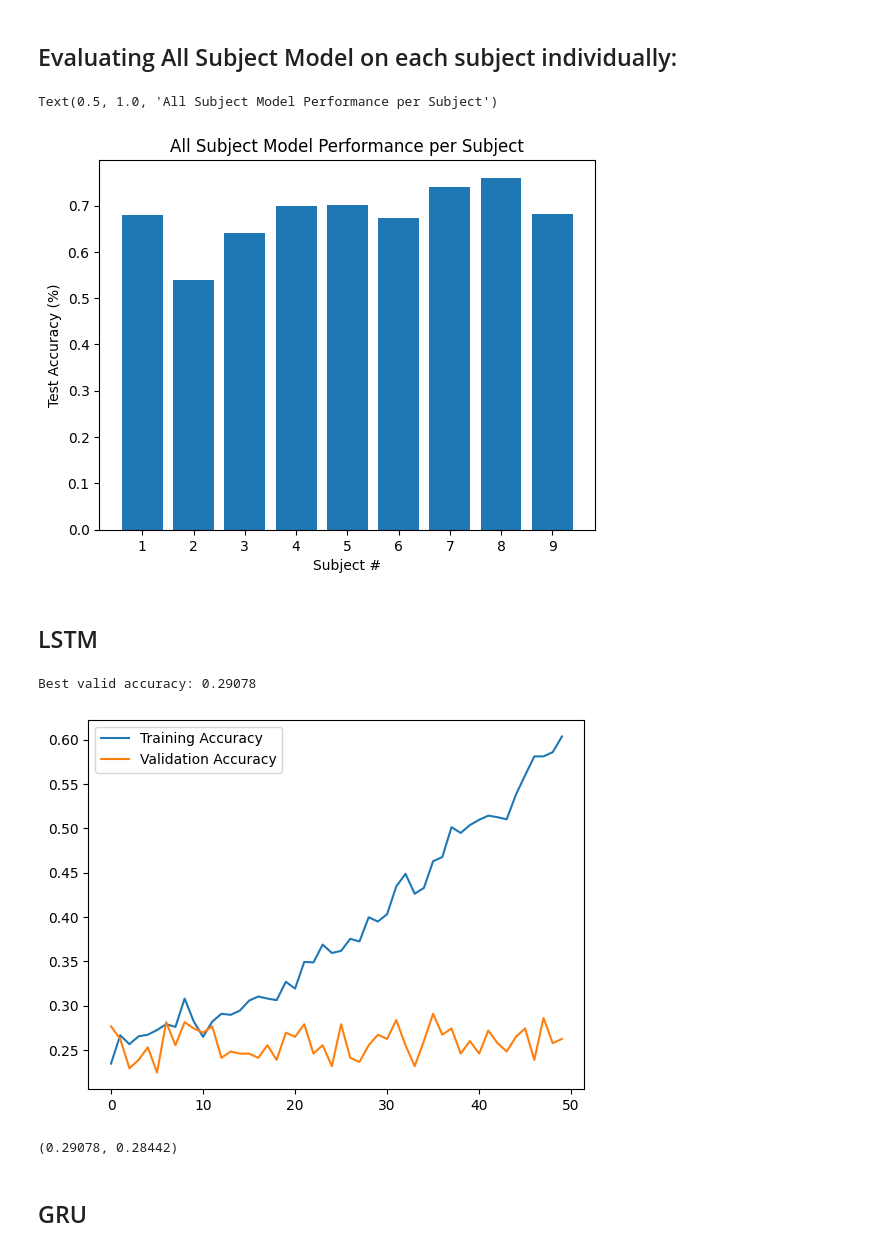
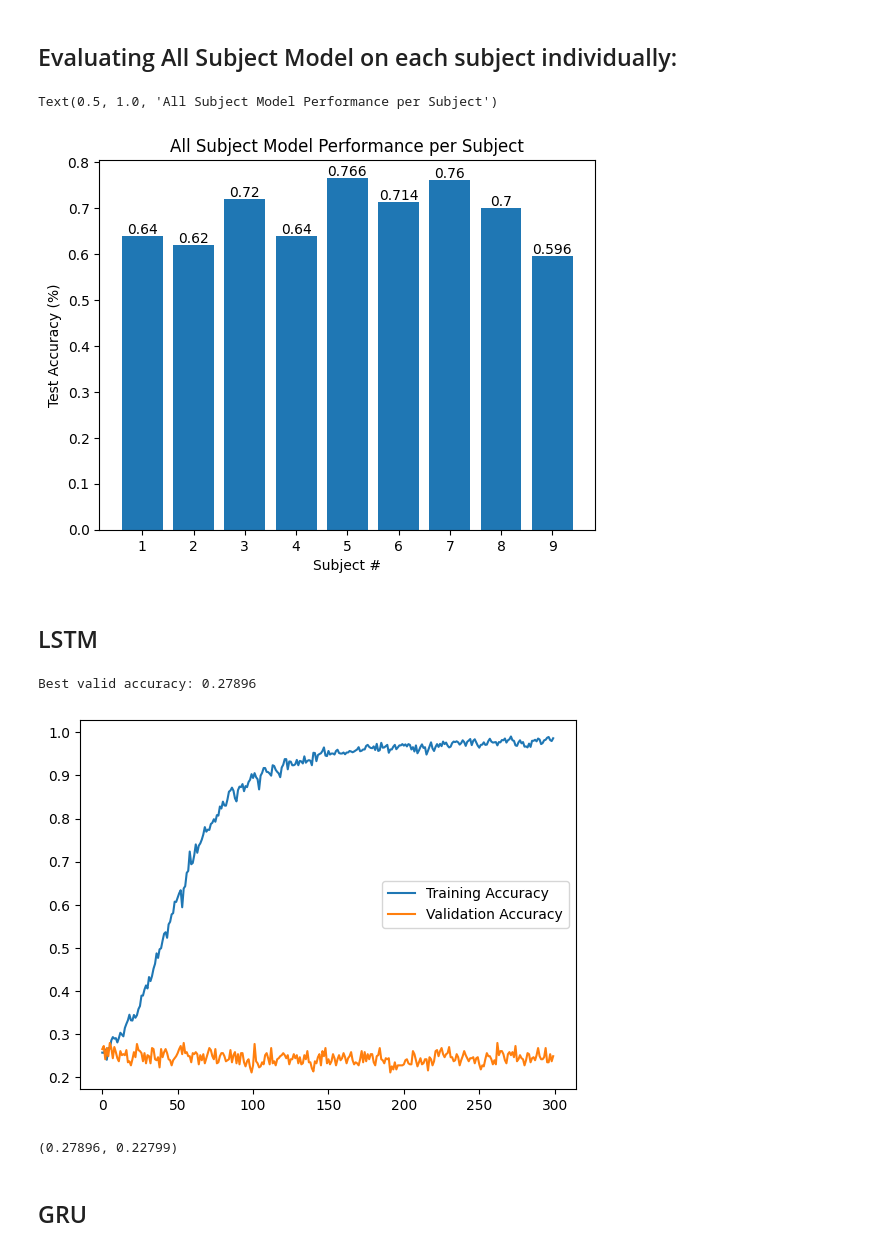
Before and after one commit to TurnerKaminski/ECE147-Final-Project, a Jupyter notebook: main.ipynb, the cells around one changed output. Saved outputs shown, nothing was run; the diff lists cells and outputs as text; code cells hidden in the pictures.

```diff
--- a/main.ipynb
+++ b/main.ipynb
@@ -47,6 +50,6 @@ torch.manual_seed(seed)
 
 # This is for macbook M1, if you have intel I think you use cuda not mps
 # Research what works for your device and change the torch.device
-device = torch.device("mps")
+device = torch.device("cuda")
 device
 # %% [output]
@@ -289,40 +282,37 @@ subject_test_acc = []
 
 for i in range(9):
     test_acc, _ = evaluate(cnn_all, single_subject_testers[i], device)
-    subject_test_acc.append(test_acc)
+    subject_test_acc.append(round(test_acc,3))
 
-plt.bar(np.arange(1, 10), subject_test_acc)
+bars = plt.bar(np.arange(1, 10), subject_test_acc)
+for bar in bars:
+    yval = bar.get_height()
+    plt.text(bar.get_x()+0.4, yval + .005, yval, horizontalalignment="center")
 plt.xticks(np.arange(1,10))
 plt.xlabel("Subject #")
 plt.ylabel("Test Accuracy (%)")
 plt.title("All Subject Model Performance per Subject")
 # %% [output]
 Text(0.5, 1.0, 'All Subject Model Performance per Subject')
-[figure, old version]
+[figure, new version]
 # %% [markdown]
 ## LSTM
 # %%
-valid_accs = []
-test_accs = []
+num_epochs=300
 
-num_epochs = 50
+lstm_all = LSTM().to(device)
+valid_acc, trains, valids = fit(lstm_all, X_train_valid, y_train_valid, device, epochs=num_epochs)
+plt.figure()
+plt.plot(range(num_epochs), trains)
+plt.plot(range(num_epochs), valids)
+plt.legend(['Training Accuracy', 'Validation Accuracy'])
+plt.show()
+test_acc, _ = evaluate(lstm_all, test_dataloader_full, device)
 
-for i in range(1):
-    rnn = LSTM().to(device)
-    valid_acc, trains, valids = fit(rnn, X_train_valid, y_train_valid, device, epochs=num_epochs)
-    plt.figure()
-    plt.plot(range(num_epochs), trains)
-    plt.plot(range(num_epochs), valids)
-    plt.legend(['Training Accuracy', 'Validation Accuracy'])
-    plt.show()
-    test_acc, _ = evaluate(rnn, test_dataloader_full, device)
-    valid_accs.append(valid_acc)
-    test_accs.append(test_acc)
-
-round(np.mean(valid_accs), 5), round(np.mean(test_accs), 5)
+valid_acc, test_acc
 # %% [output]
-Best valid accuracy: 0.29078
+Best valid accuracy: 0.27896
-[figure, old version]
+[figure, new version]
-(0.29078, 0.28442)
+(0.27896, 0.22799)
 # %% [markdown]
 ## GRU
```
Also changed, not shown: parts of 31 cells of this notebook, 5 other files.
